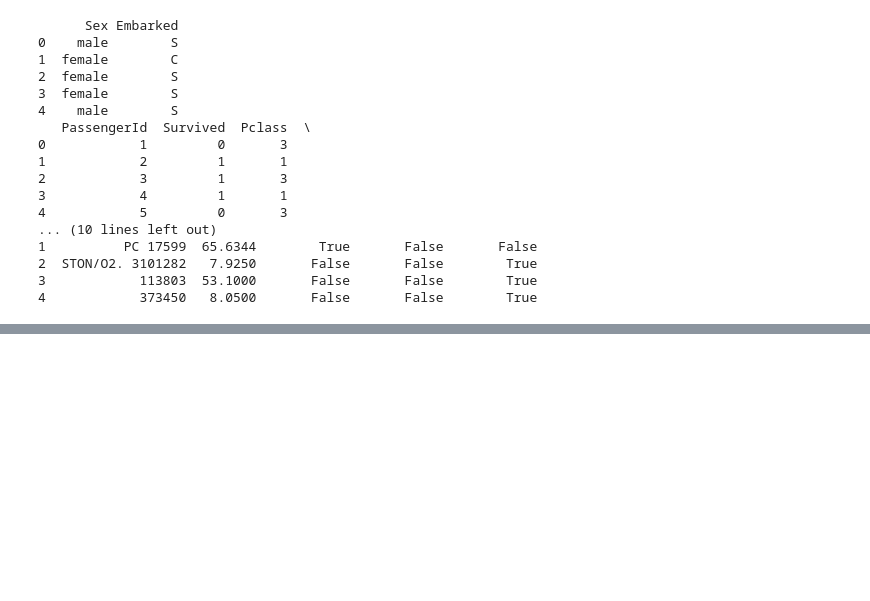
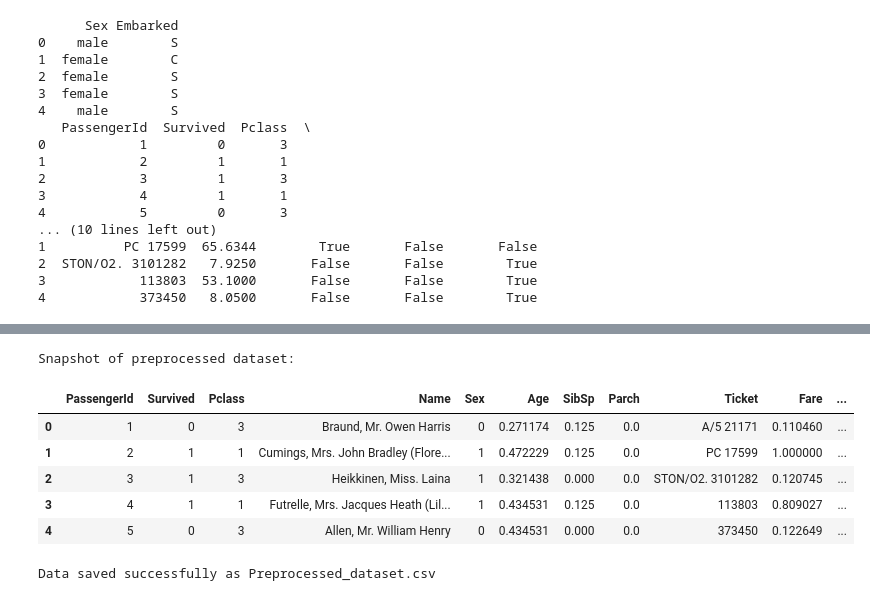
Before and after one commit to Razan445/IT326-Project, a Jupyter notebook: Phase2.ipynb, the cells around one changed output, grey strips where cells are left out. Drawn from its saved outputs; the diff is of its cells as text; code cells hidden in the pictures; blank space fills up the shorter version.

Commit message:
Created using Colab Add Technique 3: Normalization

```diff
--- a/Phase2.ipynb
+++ b/Phase2.ipynb
@@ -368,0 +374,24 @@ df_clean.to_csv("encoded_step2.csv", index=False)
+# %%
+from sklearn.preprocessing import MinMaxScaler
+
+# 1. Normalization
+cols_to_normalize = ['Age', 'Fare', 'SibSp', 'Parch']
+scaler = MinMaxScaler()
+df_clean[cols_to_normalize] = scaler.fit_transform(df_clean[cols_to_normalize])
+
+# 2. Snapshot of preprocessed dataset
+print("Snapshot of preprocessed dataset:")
+display(df_clean.head())
+
+# 3. Save the processed data separately
+df_clean.to_csv('Preprocessed_dataset.csv', index=False)
+print("Data saved successfully as Preprocessed_dataset.csv")
+# %% [output]
+Snapshot of preprocessed dataset:
+|  | PassengerId | Survived | Pclass | Name | Sex | Age | SibSp | Parch | Ticket | Fare | ... |
+| 0 | 1 | 0 | 3 | Braund, Mr. Owen Harris | 0 | 0.271174 | 0.125 | 0.0 | A/5 21171 | 0.110460 | ... |
+| 1 | 2 | 1 | 1 | Cumings, Mrs. John Bradley (Flore... | 1 | 0.472229 | 0.125 | 0.0 | PC 17599 | 1.000000 | ... |
+| 2 | 3 | 1 | 3 | Heikkinen, Miss. Laina | 1 | 0.321438 | 0.000 | 0.0 | STON/O2. 3101282 | 0.120745 | ... |
+| 3 | 4 | 1 | 1 | Futrelle, Mrs. Jacques Heath (Lil... | 1 | 0.434531 | 0.125 | 0.0 | 113803 | 0.809027 | ... |
+| 4 | 5 | 0 | 3 | Allen, Mr. William Henry | 0 | 0.434531 | 0.000 | 0.0 | 373450 | 0.122649 | ... |
+Data saved successfully as Preprocessed_dataset.csv
```
Also changed, not shown: parts of 1 cell of this notebook.
